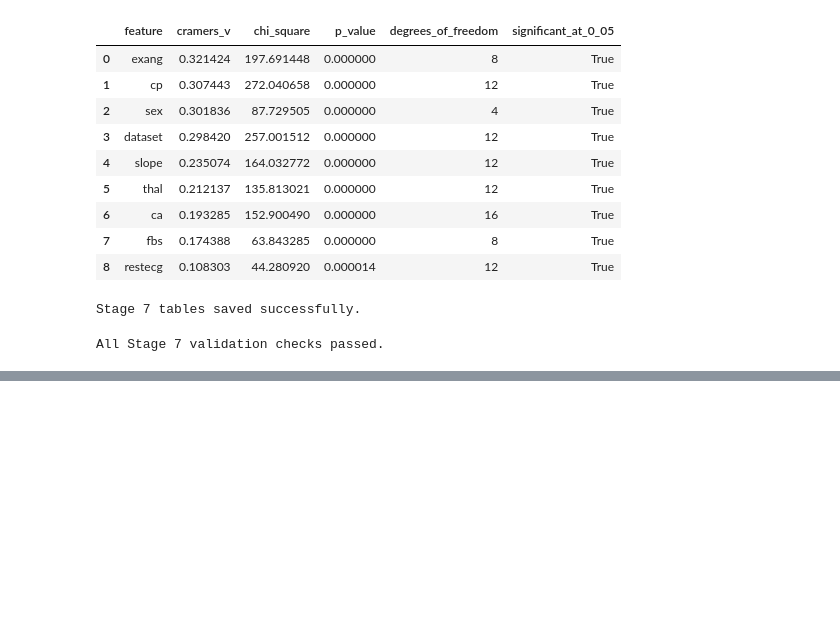
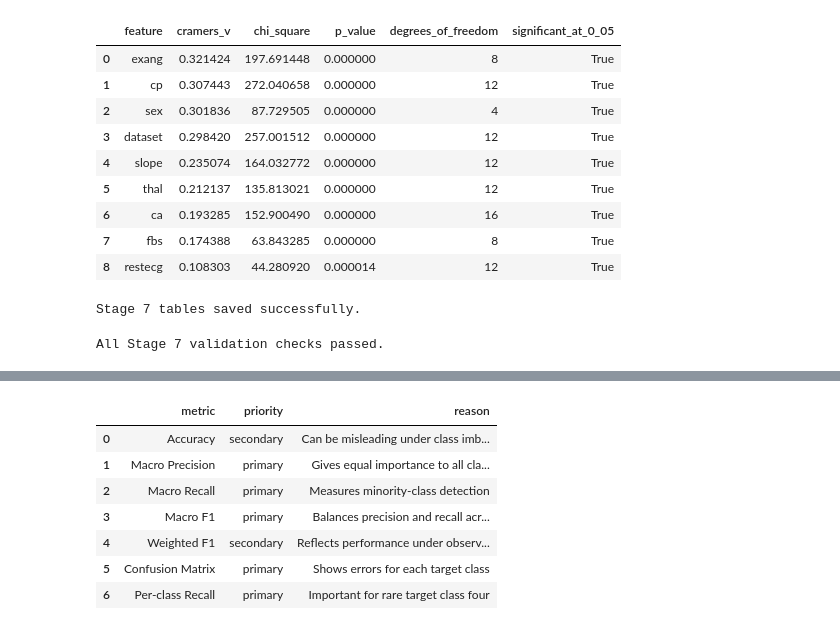
Before and after one commit to AmirhosseinKhadivi/DataMining-Course-Project, a Jupyter notebook: notebooks/02_exploratory_data_analysis.ipynb, the cells around one changed output, grey strips where cells are left out. Saved outputs shown, nothing was run; the diff lists cells and outputs as text; code cells hidden in the pictures; blank space fills up the shorter version.

```diff
--- a/notebooks/02_exploratory_data_analysis.ipynb
+++ b/notebooks/02_exploratory_data_analysis.ipynb
@@ -1925,0 +2709,66 @@ All Stage 7 validation checks passed.
+# %%
+evaluation_plan = pd.DataFrame(
+    [
+        {
+            "metric": "Accuracy",
+            "priority": "secondary",
+            "reason": (
+                "Can be misleading under class imbalance"
+            ),
+        },
+        {
+            "metric": "Macro Precision",
+            "priority": "primary",
+            "reason": (
+                "Gives equal importance to all classes"
+            ),
+        },
+        {
+            "metric": "Macro Recall",
+            "priority": "primary",
+            "reason": (
+                "Measures minority-class detection"
+            ),
+        },
+        {
+            "metric": "Macro F1",
+            "priority": "primary",
+            "reason": (
+                "Balances precision and recall across classes"
+            ),
+        },
+        {
+            "metric": "Weighted F1",
+            "priority": "secondary",
+            "reason": (
+                "Reflects performance under observed class sizes"
+            ),
+        },
+        {
+            "metric": "Confusion Matrix",
+            "priority": "primary",
+            "reason": (
+                "Shows errors for each target class"
+            ),
+        },
+        {
+            "metric": "Per-class Recall",
+            "priority": "primary",
+            "reason": (
+                "Important for rare target class four"
+            ),
+        },
+    ]
+)
+
+
+display(evaluation_plan)
+# %% [output]
+|  | metric | priority | reason |
+| 0 | Accuracy | secondary | Can be misleading under class imb... |
+| 1 | Macro Precision | primary | Gives equal importance to all cla... |
+| 2 | Macro Recall | primary | Measures minority-class detection |
+| 3 | Macro F1 | primary | Balances precision and recall acr... |
+| 4 | Weighted F1 | secondary | Reflects performance under observ... |
+| 5 | Confusion Matrix | primary | Shows errors for each target class |
+| 6 | Per-class Recall | primary | Important for rare target class four |
```
Also changed, not shown: parts of 14 cells of this notebook, 8 other files.
